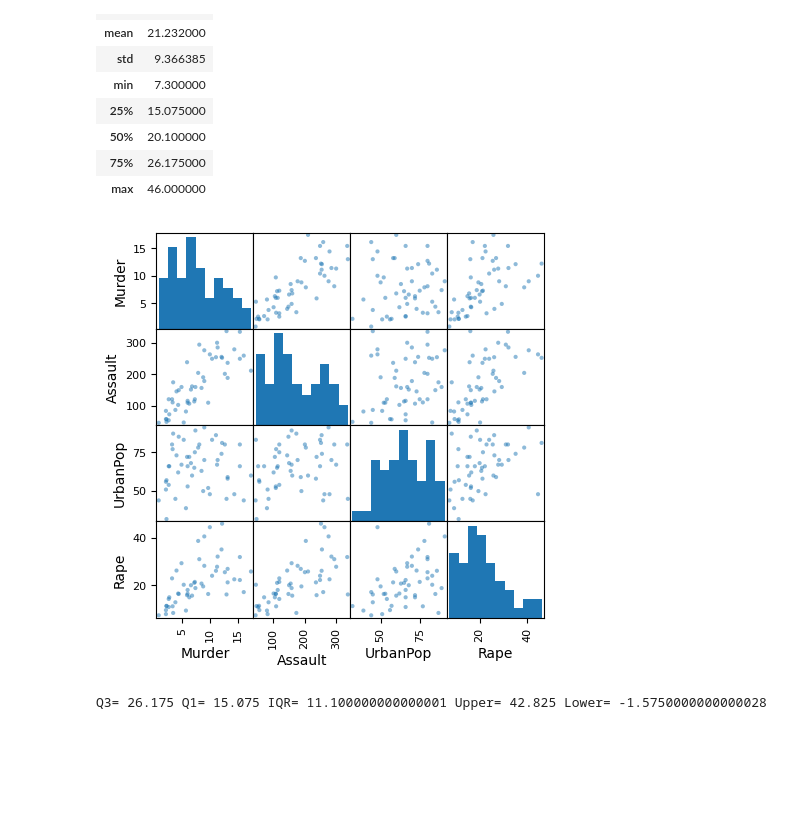
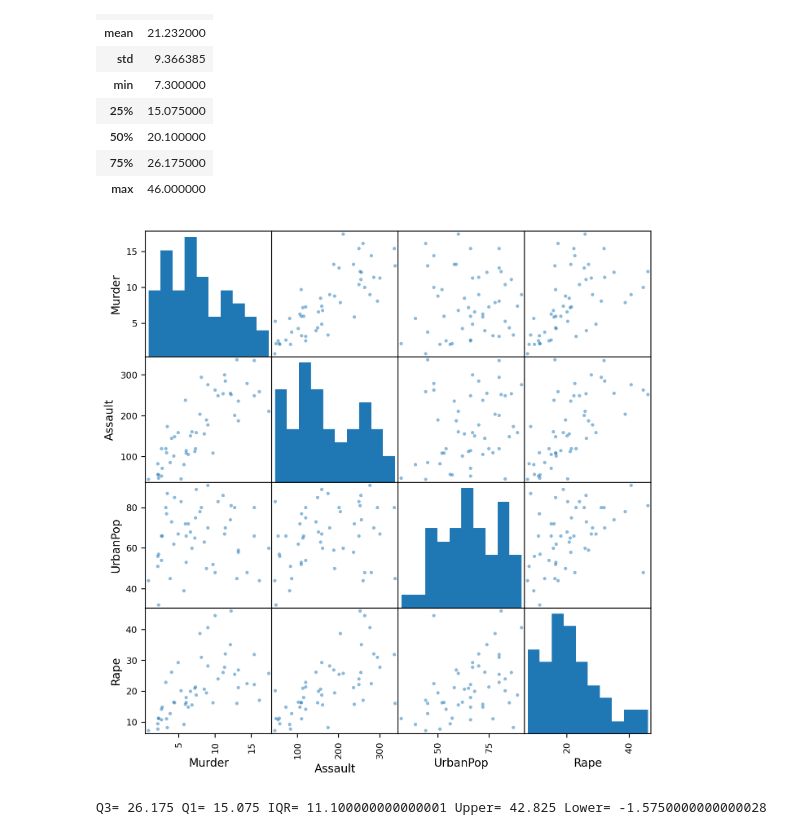
Before and after one commit to jessjwh/jess_window, a Jupyter notebook: machine_learning/us_crime_by_state/us_crime.ipynb, the cells around one changed output. Drawn from its saved outputs; the diff is of its cells as text; code cells hidden in the pictures; blank space fills up the shorter version.

```diff
--- a/machine_learning/us_crime_by_state/us_crime.ipynb
+++ b/machine_learning/us_crime_by_state/us_crime.ipynb
@@ -5,7 +5,7 @@ import pandas as pd
 import matplotlib.pyplot as plt
 import seaborn as sns
 # %%
-data = pd.read_csv('/Users/jesshuang/Documents/GitHub/jess_window/machine_learning/us_state_crime/US_violent_crime.csv')
+data = pd.read_csv('/Users/jesshuang/Documents/GitHub/jess_window/machine_learning/us_crime_by_state/US_violent_crime.csv')
 data.head()
 # %% [output]
 |  | Unnamed: 0 | Murder | Assault | UrbanPop | Rape |
@@ -42,9 +42,9 @@ d.describe()
 # %%
 from pandas.plotting import scatter_matrix
 
-_=scatter_matrix(data, figsize=(5,5))
+_=scatter_matrix(data, figsize=(8,8))
 # %% [output]
-[figure, old version]
+[figure, new version]
 # %%
 Q1=data['Rape'].quantile(0.25)
 Q3=data['Rape'].quantile(0.75)
```
Also changed, not shown: parts of 10 cells of this notebook, 3 other files.
